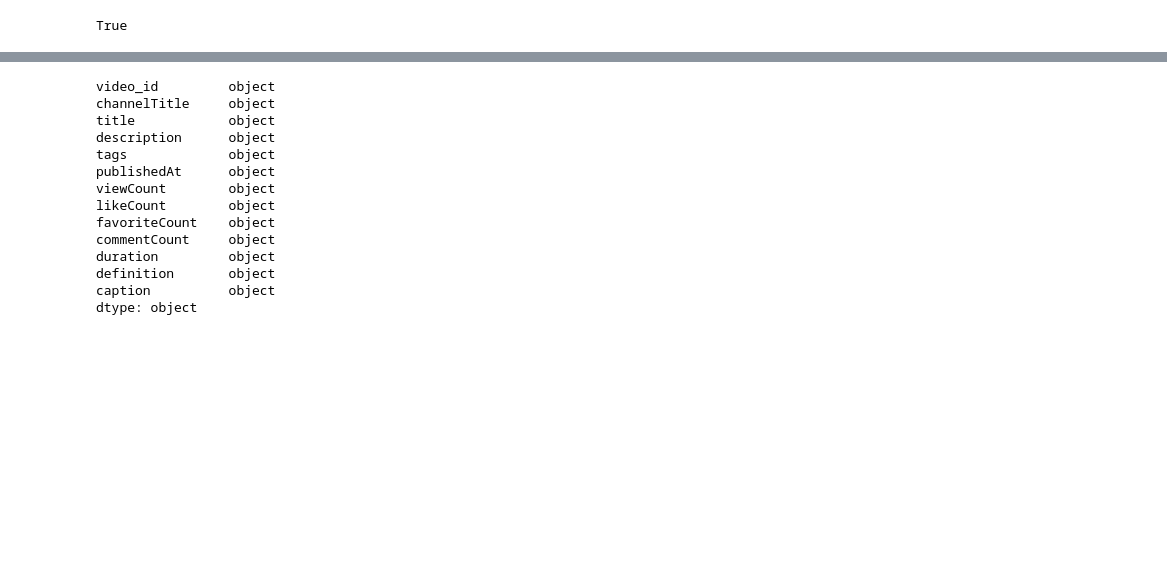
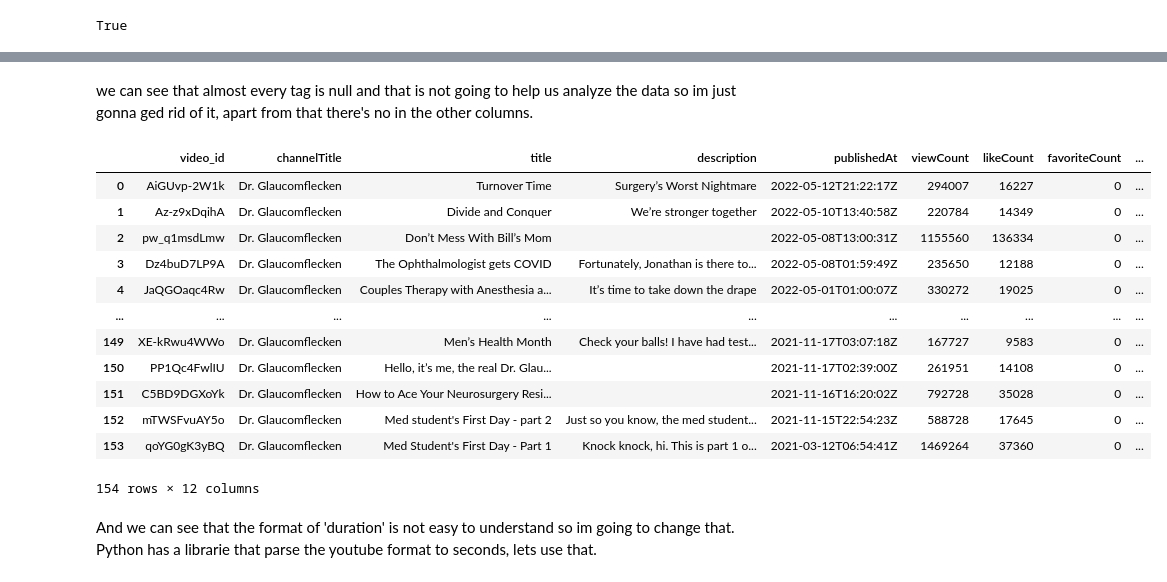
Before and after one commit to DavuKX/data_extracion_with_youtube_API, a Jupyter notebook: Youtube_API.ipynb, the cells around one changed output, grey strips where cells are left out. Drawn from its saved outputs; the diff is of its cells as text; code cells hidden in the pictures; blank space fills up the shorter version.

```diff
--- a/Youtube_API.ipynb
+++ b/Youtube_API.ipynb
@@ -169,17 +174,20 @@ dtype: int64
+# %% [markdown]
+we can see that almost every tag is null and that is not going to help us analyze the data so im just gonna ged rid of it, apart from that there's no in the other columns.
+# %%
+df = df.drop('tags', axis = 1)
 # %%
-df.dtypes
+df
 # %% [output]
+|  | video_id | channelTitle | title | description | publishedAt | viewCount | likeCount | favoriteCount | ... |
+| 0 | AiGUvp-2W1k | Dr. Glaucomflecken | Turnover Time | Surgery’s Worst Nightmare | 2022-05-12T21:22:17Z | 294007 | 16227 | 0 | ... |
+| 1 | Az-z9xDqihA | Dr. Glaucomflecken | Divide and Conquer | We’re stronger together | 2022-05-10T13:40:58Z | 220784 | 14349 | 0 | ... |
+| 2 | pw_q1msdLmw | Dr. Glaucomflecken | Don’t Mess With Bill’s Mom |  | 2022-05-08T13:00:31Z | 1155560 | 136334 | 0 | ... |
+| 3 | Dz4buD7LP9A | Dr. Glaucomflecken | The Ophthalmologist gets COVID | Fortunately, Jonathan is there to... | 2022-05-08T01:59:49Z | 235650 | 12188 | 0 | ... |
+| 4 | JaQGOaqc4Rw | Dr. Glaucomflecken | Couples Therapy with Anesthesia a... | It’s time to take down the drape | 2022-05-01T01:00:07Z | 330272 | 19025 | 0 | ... |
+| ... | ... | ... | ... | ... | ... | ... | ... | ... | ... |
+| 149 | XE-kRwu4WWo | Dr. Glaucomflecken | Men’s Health Month | Check your balls! I have had test... | 2021-11-17T03:07:18Z | 167727 | 9583 | 0 | ... |
+| 150 | PP1Qc4FwlIU | Dr. Glaucomflecken | Hello, it’s me, the real Dr. Glau... |  | 2021-11-17T02:39:00Z | 261951 | 14108 | 0 | ... |
+| 151 | C5BD9DGXoYk | Dr. Glaucomflecken | How to Ace Your Neurosurgery Resi... |  | 2021-11-16T16:20:02Z | 792728 | 35028 | 0 | ... |
+| 152 | mTWSFvuAY5o | Dr. Glaucomflecken | Med student's First Day - part 2 | Just so you know, the med student... | 2021-11-15T22:54:23Z | 588728 | 17645 | 0 | ... |
+| 153 | qoYG0gK3yBQ | Dr. Glaucomflecken | Med Student's First Day - Part 1 | Knock knock, hi. This is part 1 o... | 2021-03-12T06:54:41Z | 1469264 | 37360 | 0 | ... |
-video_id         object
-channelTitle     object
-title            object
-description      object
-tags             object
-publishedAt      object
-viewCount        object
-likeCount        object
-favoriteCount    object
-commentCount     object
-duration         object
-definition       object
-caption          object
-dtype: object
+154 rows × 12 columns
@@ -188,0 +194,3 @@ df[num_attribs] = df[num_attribs].apply(pd.to_numeric, errors = 'coerce', axis =
+# %% [markdown]
+And we can see that the format of 'duration' is not easy to understand so im going to change that.
+Python has a librarie that parse the youtube format to seconds, lets use that.
```
Also changed, not shown: parts of 33 cells of this notebook, 3 other files.
